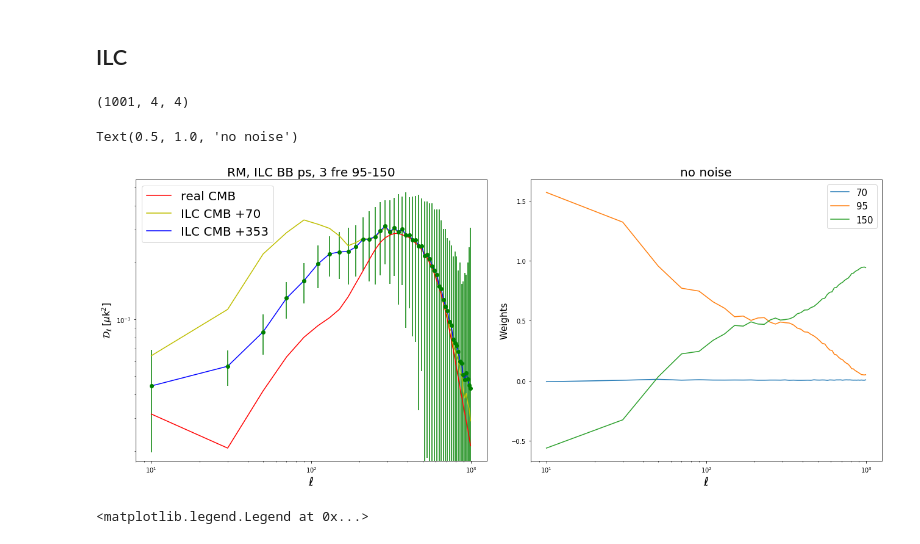
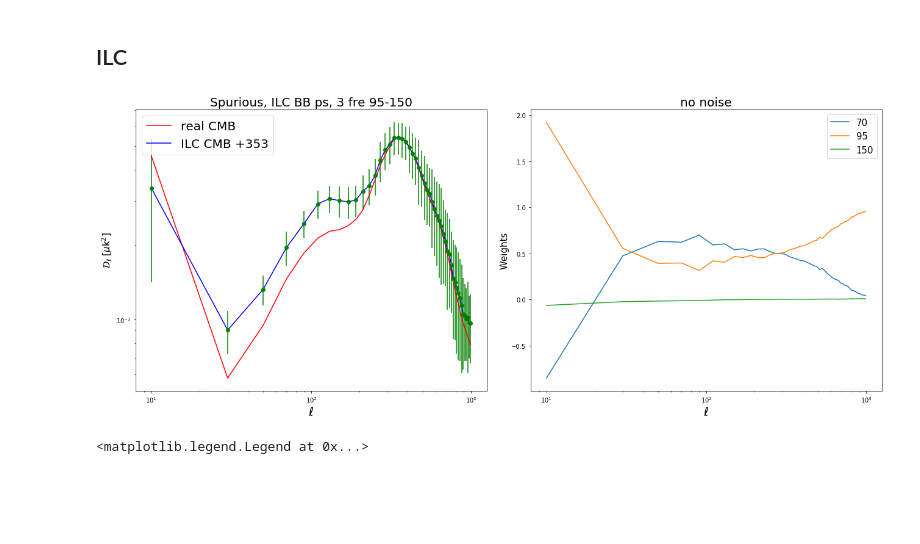
Before and after one commit to yaojian95/Ali_foreground, a Jupyter notebook: codes/Na_fore.ipynb, the cells around one changed output. Cells and saved outputs as stored; diff of their text form; code cells hidden in the pictures; blank space fills up the shorter version.

```diff
--- a/codes/Na_fore.ipynb
+++ b/codes/Na_fore.ipynb
@@ -481,21 +489,19 @@ for i in range(SamNum - 50):
     np.save('/fnx/jianyao/ancillary_data/4_fre_LH_with_noise_95GHz_beam/Cl_bb/cross_bb_%03d.npy'%i, cl_bb_i)
 # %% [markdown]
 ## ILC
+# %%
+Nf  = 4
 # %%
-path = '/fnx/jianyao/ancillary_data/4_fre_LH_with_noise_95GHz_beam//'
+path = '/fnx/jianyao/ancillary_data'#4_fre_LH_with_noise_95GHz_beam//'
 
 SamNum = 100 - 50; Q = 50 #lmax + 1
 
-noise_ps_mean = np.zeros((lmax+1, Nf, Nf))
+noise_ps_mean = np.zeros((2,lmax+1, Nf, Nf))
 
 for n in range(SamNum):
-    noise_ps_mean += np.load('%s/Nl_bb/nl_cross_bb_%s.npy'%(path, n))
+    noise_ps_mean += np.load('%s/noise_ps/nl_deconv_masked_EB_%s.npy'%(path, n))
 
 noise_ps_mean /= SamNum
-# %%
-total_ps_i.shape
-# %% [output]
-(1001, 4, 4)
 # %%
 
 # lmax = 1000,意味着有1001个l,Q应该等于1001; 想要得到干净的天图的时候，
@@ -507,11 +513,11 @@ Cl_ilc = np.zeros((SamNum, Q)); itera = 1; mode = 1; #Fore_cl= np.zeros((SamNum,
 for n in range(SamNum):
 
     e = np.matrix(np.ones(Nf))
-    total_ps_i = np.load('%s/Cl_bb/cross_bb_%03d.npy'%(path, n)) ## only have BB power spectrum for the input maps are pure BB from LH's method.
+    total_ps_i = np.load('%s/total_ps/total_ps_deconv_masked_EB_%s.npy'%(path, n)) ## only have BB power spectrum for the input maps are pure BB from LH's method.
 
-    noise_bin_i = utils.bin_l(noise_ps_mean, lmax, Q); #noise_ps_mean[mode]#
+    noise_bin_i = utils.bin_l(noise_ps_mean[mode], lmax, Q); #noise_ps_mean[mode]#
     noise_ilc = np.zeros(Q);
-    total_bin_i = utils.bin_l(total_ps_i, lmax, Q);
+    total_bin_i = utils.bin_l(total_ps_i[mode], lmax, Q);
 
     # take some part of the cross power spectrum matrix
     total_bin = np.ones((Q, Nf,Nf)); noise_bin = np.ones((Q, Nf, Nf)); sel = np.array((0,1,2))
@@ -554,49 +560,50 @@ el2_clean = utils.l2(Ell_clean)
 # %%
 cl_ilc_353 = cl_ilc_mean
 cl_std_353 = cl_ilc_std
+# %%
+cl_95 = np.load('/fnx/jianyao/cmb_0.05_realizations/cl_clean_95GHz_mean_std.npy')
 # %%
 
 fig1 = plt.figure(1, figsize=(20,8)); psn = ['EE', 'BB']; fre = ['70','95','150','353'];
 # plt.axis('off')
 frame1=fig1.add_axes((.1,.1,.4,.8)) # x0, y0, width, height
 
-plt.plot(Ell, el2*utils.bin_l(cl_bb_mean, lmax, Q), 'r-',label = 'real CMB')
+plt.plot(Ell, el2*cl_95[1], 'r-',label = 'real CMB')
 #
-plt.plot(Ell, el2*(cl_ilc_mean), 'y-', label = 'ILC CMB +70')
+plt.plot(Ell, el2*(cl_ilc_mean), 'b-', label = 'ILC CMB +353')
 
-plt.plot(Ell, el2*(cl_ilc_353), 'b-', label = 'ILC CMB +353')
-
+# plt.plot(Ell, el2*(cl_ilc_353), 'b-', label = 'ILC CMB +353')
+#
 
 # plt.loglog(Ell,el2*noise_ilc, 'k--', label = 'noise_beamed_ilc')
 
 # plt.plot(Ell, el2*(cl_ilc_mean - noise_ilc), label = 'noise debiased')
 
 plt.xscale('log');
 plt.yscale('log')
-# plt.errorbar(Ell, el2*cl_ilc_mean, yerr = el2*cl_ilc_std,fmt='go',capthick = 0.1)
-plt.errorbar(Ell, el2*cl_ilc_353, yerr = el2*cl_std_353,fmt='go',capthick = 0.01)
+plt.errorbar(Ell, el2*cl_ilc_mean, yerr = el2*cl_ilc_std,fmt='go',capthick = 0.1)
+# plt.errorbar(Ell, el2*cl_ilc_353, yerr = el2*cl_std_353,fmt='go',capthick = 0.01)
 
 # plt.ylim(1e-4, 1e-1)
 plt.xlabel('$\ell$', fontsize = 20);
 plt.ylabel(r'$\mathcal{D}_{\ell}$ [$\mu$k$^2$]', fontsize = 15)
 plt.legend(fontsize = 20)
 # plt.grid()
-plt.title('RM, ILC %s ps, %s fre 95-150'%(psn[mode], Nf), fontsize = 20)
+plt.title('Spurious, ILC %s ps, %s fre 95-150'%(psn[mode], Nf), fontsize = 20)
 # plt.ylim(2*1e-4, 40)
 frame2=fig1.add_axes((.55,.1,.4,.8))
 for i in range(Nf):
     plt.plot(Ell, W[:, i], label = '%s'%fre[sel[i]])
 plt.xscale('log')
 plt.legend(fontsize = 15)
 plt.ylabel('Weights', fontsize = 15)
 plt.xlabel('$\ell$', fontsize = 20);
 plt.title('no noise',fontsize = 20)
 
 #
-# plt.savefig('/home/jianyao/Ali_maps/results/0329_Bmode_with_noise/LH_3_fre%s_add_70_353_compare.jpg'%psn[mode], format = 'jpg')
+plt.savefig('/home/jianyao/Ali_maps/results/0329_Bmode_with_noise/Spuriou_3_fre%s_add_353.jpg'%psn[mode], format = 'jpg')
 # %% [output]
-Text(0.5, 1.0, 'no noise')
-[figure, old version]
+[figure, new version]
 # %%
 el2lmax = utils.l2(ell)
 
```
Also changed, not shown: parts of 2 cells of this notebook, 1 other file.
